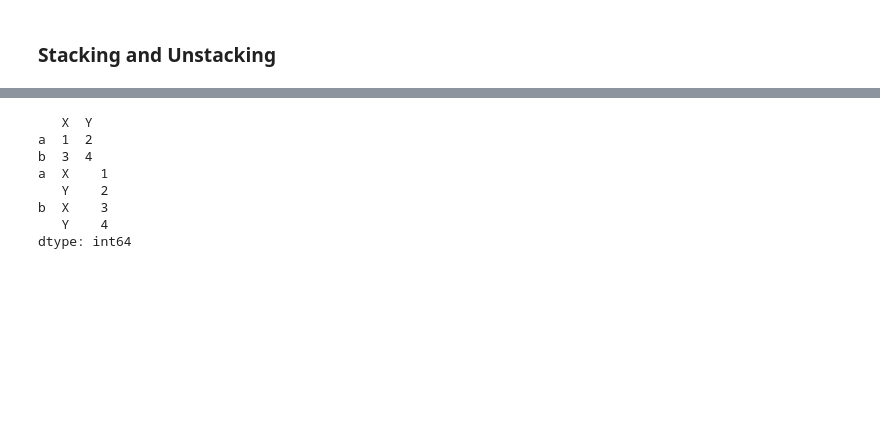
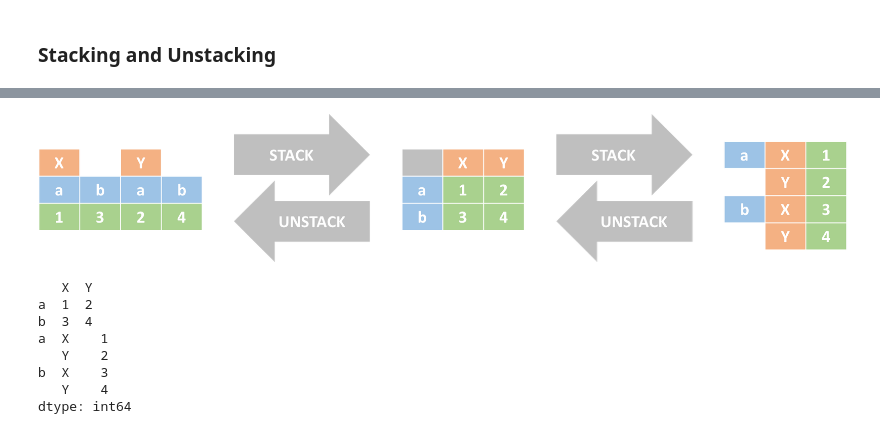
Before and after one commit to Zhenmao/Pandas-Reference-Guide, a Jupyter notebook: 5 Reshaping and Transformation.ipynb, the cells around one changed output, grey strips where cells are left out. Cells and saved outputs as stored; diff of their text form; code cells hidden in the pictures; blank space fills up the shorter version.

```diff
--- a/5 Reshaping and Transformation.ipynb
+++ b/5 Reshaping and Transformation.ipynb
@@ -61,3 +62,7 @@ date
+# %%
+Image("images/reshape-stack-unstack.png", width=595.33)
+# %% [output]
+[figure, added]
 # %%
 df = pd.DataFrame([[1, 2],
                    [3, 4]],
```
Also changed, not shown: parts of 4 cells of this notebook.
